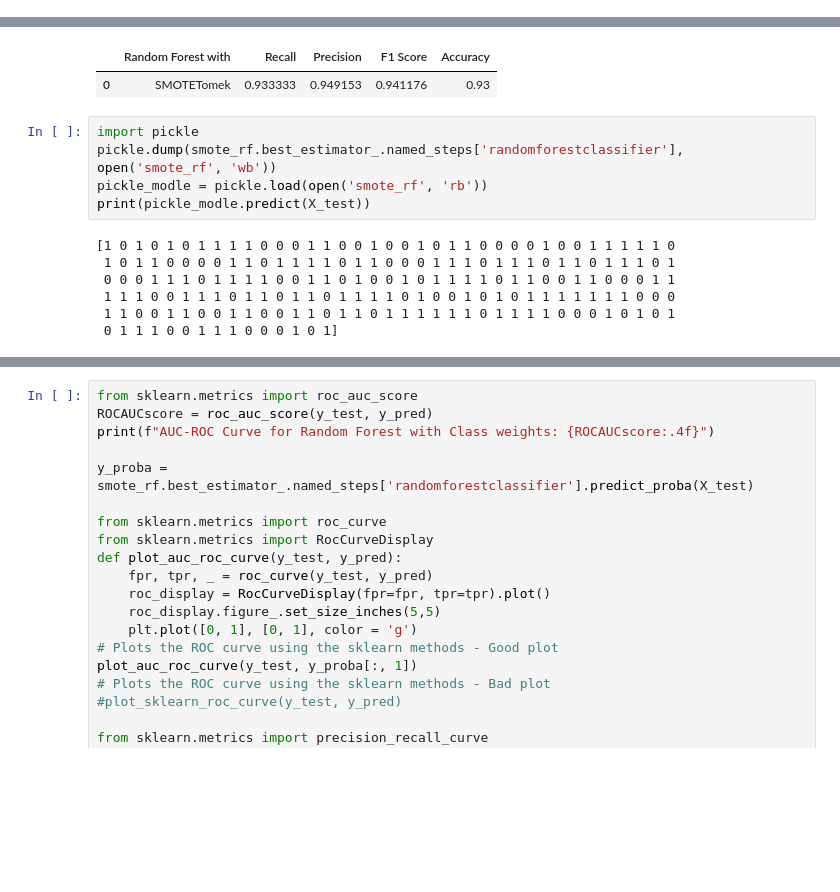
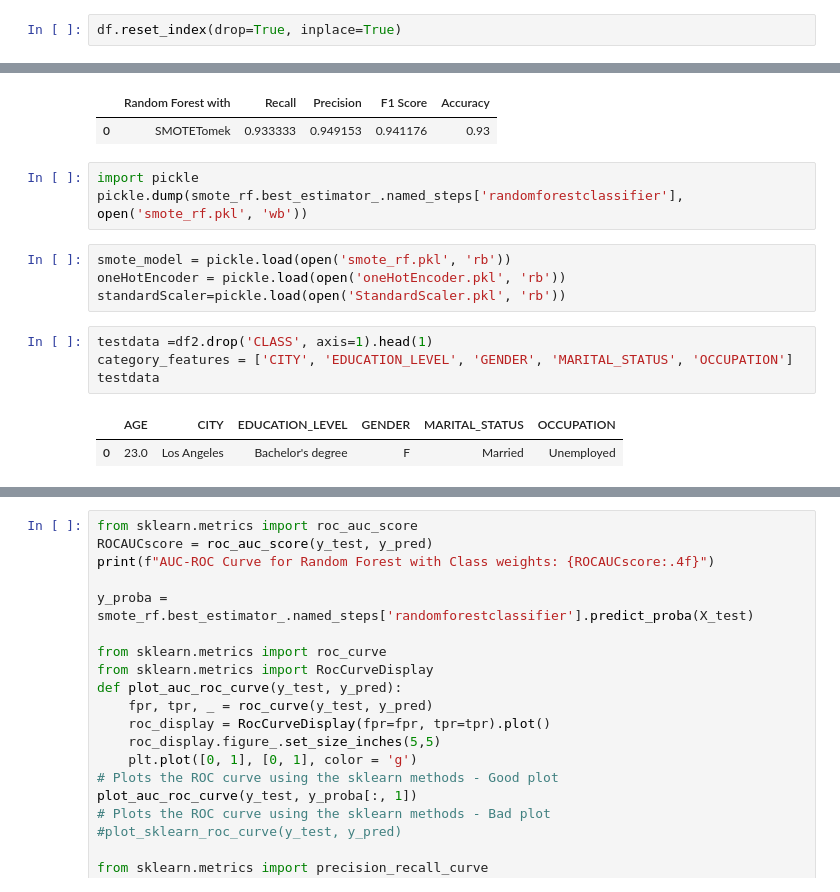
Before and after one commit to Kaptain000/DonorPredictionSystem, a Jupyter notebook: DonorDetection.ipynb, the cells around one changed output, grey strips where cells are left out. Cells and saved outputs as stored; diff of their text form; blank space fills up the shorter version.

```diff
--- a/DonorDetection.ipynb
+++ b/DonorDetection.ipynb
@@ -569,6 +569,8 @@ array(['Married', 'Single', 'Others'], dtype=object)
 df['GENDER'].unique()
 # %% [output]
 array(['F', 'M'], dtype=object)
+# %%
+df.reset_index(drop=True, inplace=True)
 # %%
 # incase data leakage, we only use df to test if there is any outlier. Then use df2 to split training set and testing set
 df2 = df.copy()
@@ -1054,13 +1056,15 @@ Best score: 0.9061184210526315
 | 0 | SMOTETomek | 0.933333 | 0.949153 | 0.941176 | 0.93 |
 # %%
 import pickle
-pickle.dump(smote_rf.best_estimator_.named_steps['randomforestclassifier'], open('smote_rf', 'wb'))
-pickle_modle = pickle.load(open('smote_rf', 'rb'))
-print(pickle_modle.predict(X_test))
+pickle.dump(smote_rf.best_estimator_.named_steps['randomforestclassifier'], open('smote_rf.pkl', 'wb'))
-# %% [output]
-[1 0 1 0 1 0 1 1 1 1 0 0 0 1 1 0 0 1 0 0 1 0 1 1 0 0 0 0 1 0 0 1 1 1 1 1 0
- 1 0 1 1 0 0 0 0 1 1 0 1 1 1 1 0 1 1 0 0 0 1 1 1 0 1 1 1 0 1 1 0 1 1 1 0 1
- 0 0 0 1 1 1 0 1 1 1 1 0 0 1 1 0 1 0 0 1 0 1 1 1 1 0 1 1 0 0 1 1 0 0 0 1 1
- 1 1 1 0 0 1 1 1 0 1 1 0 1 1 0 1 1 1 1 0 1 0 0 1 0 1 0 1 1 1 1 1 1 1 0 0 0
- 1 1 0 0 1 1 0 0 1 1 0 0 1 1 0 1 1 0 1 1 1 1 1 1 0 1 1 1 1 0 0 0 1 0 1 0 1
- 0 1 1 1 0 0 1 1 1 0 0 0 1 0 1]
+# %%
+smote_model = pickle.load(open('smote_rf.pkl', 'rb'))
+oneHotEncoder = pickle.load(open('oneHotEncoder.pkl', 'rb'))
+standardScaler=pickle.load(open('StandardScaler.pkl', 'rb'))
+# %%
+testdata =df2.drop('CLASS', axis=1).head(1)
+category_features = ['CITY', 'EDUCATION_LEVEL', 'GENDER', 'MARITAL_STATUS', 'OCCUPATION']
+testdata
+# %% [output]
+|  | AGE | CITY | EDUCATION_LEVEL | GENDER | MARITAL_STATUS | OCCUPATION |
+| 0 | 23.0 | Los Angeles | Bachelor's degree | F | Married | Unemployed |
```
Also changed, not shown: parts of 11 cells of this notebook, 5 other files.
